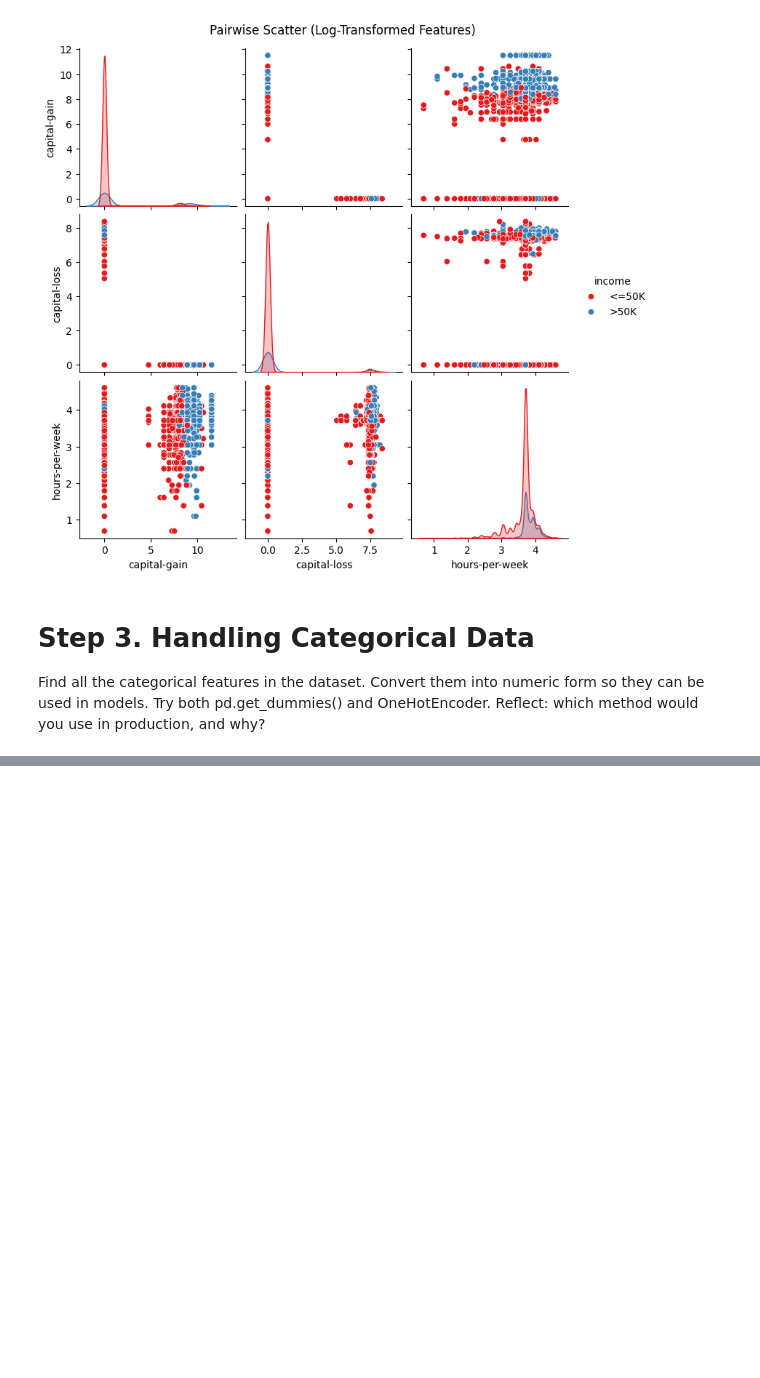
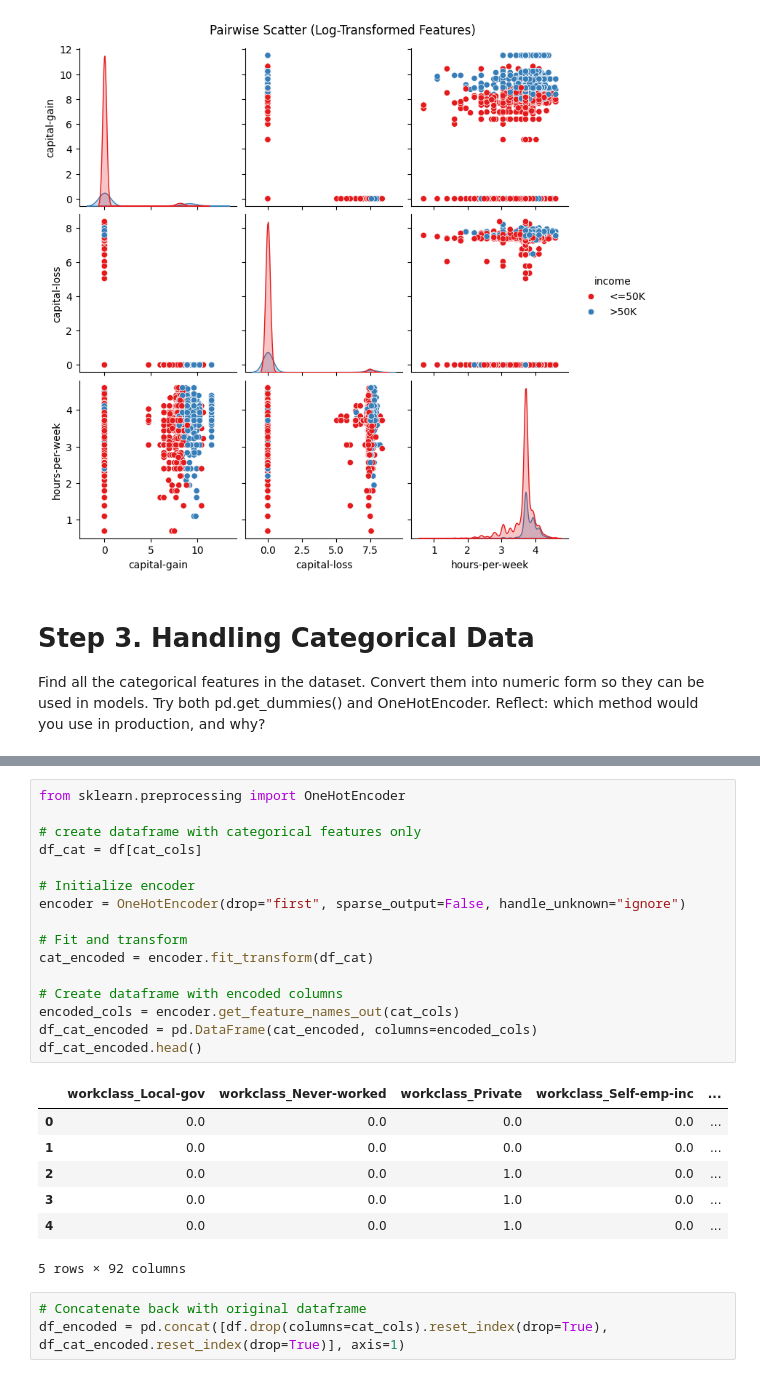
Before and after one commit to albertodiazdurana/Practice_DataScience, a Jupyter notebook: feature_preprocessing_task_w37.ipynb, the cells around one changed output, grey strips where cells are left out. Drawn from its saved outputs; the diff is of its cells as text; blank space fills up the shorter version.

Commit message:
OneHotEncoder

```diff
--- a/feature_preprocessing_task_w37.ipynb
+++ b/feature_preprocessing_task_w37.ipynb
@@ -299,0 +325,27 @@ Reflect: which method would you use in production, and why?
+# %%
+from sklearn.preprocessing import OneHotEncoder
+
+# create dataframe with categorical features only
+df_cat = df[cat_cols]
+
+# Initialize encoder
+encoder = OneHotEncoder(drop="first", sparse_output=False, handle_unknown="ignore")
+
+# Fit and transform
+cat_encoded = encoder.fit_transform(df_cat)
+
+# Create dataframe with encoded columns
+encoded_cols = encoder.get_feature_names_out(cat_cols)
+df_cat_encoded = pd.DataFrame(cat_encoded, columns=encoded_cols)
+df_cat_encoded.head()
+# %% [output]
+|  | workclass_Local-gov | workclass_Never-worked | workclass_Private | workclass_Self-emp-inc | ... |
+| 0 | 0.0 | 0.0 | 0.0 | 0.0 | ... |
+| 1 | 0.0 | 0.0 | 0.0 | 0.0 | ... |
+| 2 | 0.0 | 0.0 | 1.0 | 0.0 | ... |
+| 3 | 0.0 | 0.0 | 1.0 | 0.0 | ... |
+| 4 | 0.0 | 0.0 | 1.0 | 0.0 | ... |
+5 rows × 92 columns
+# %%
+# Concatenate back with original dataframe
+df_encoded = pd.concat([df.drop(columns=cat_cols).reset_index(drop=True), df_cat_encoded.reset_index(drop=True)], axis=1)
```
Also changed, not shown: parts of 9 cells of this notebook.
